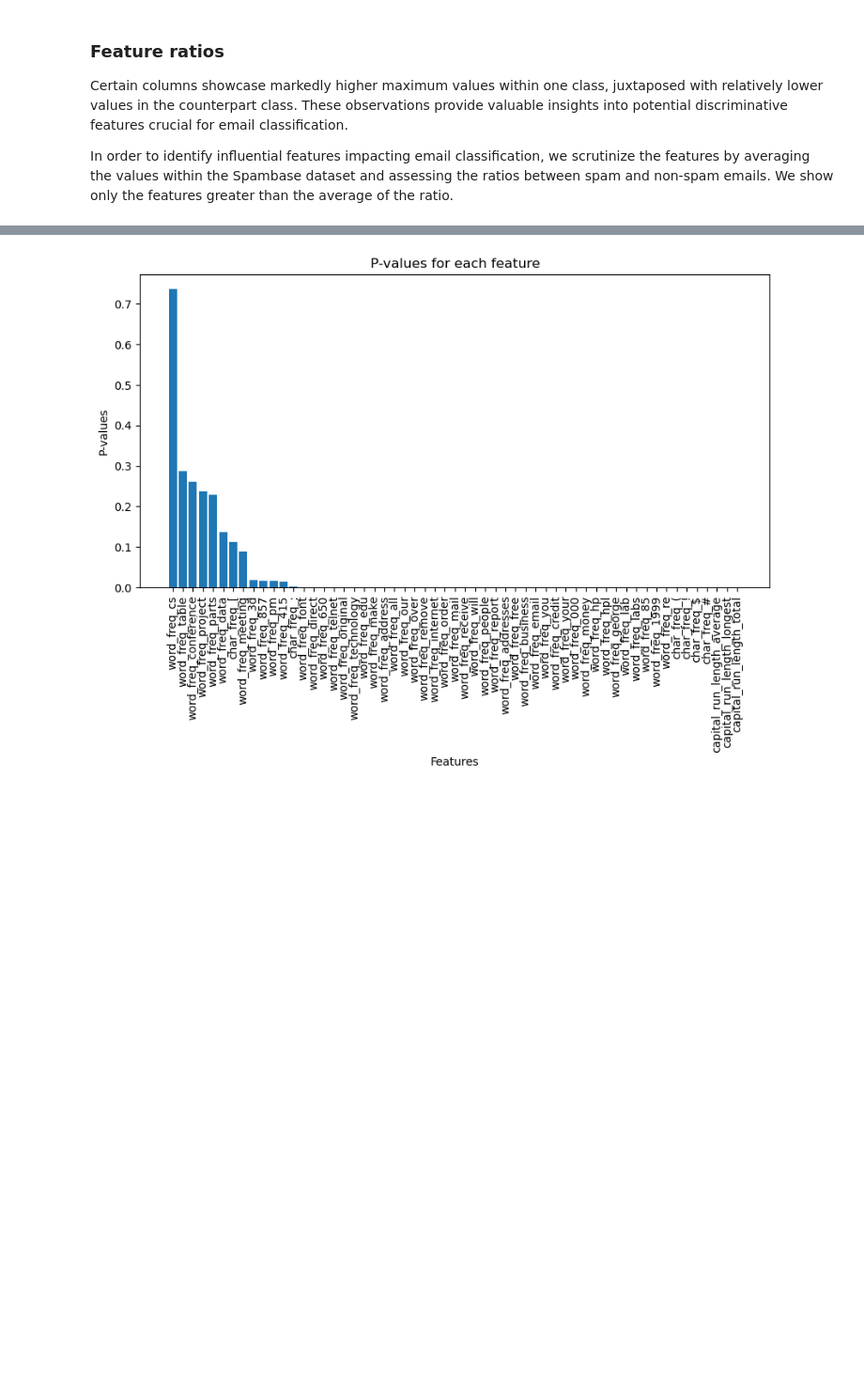
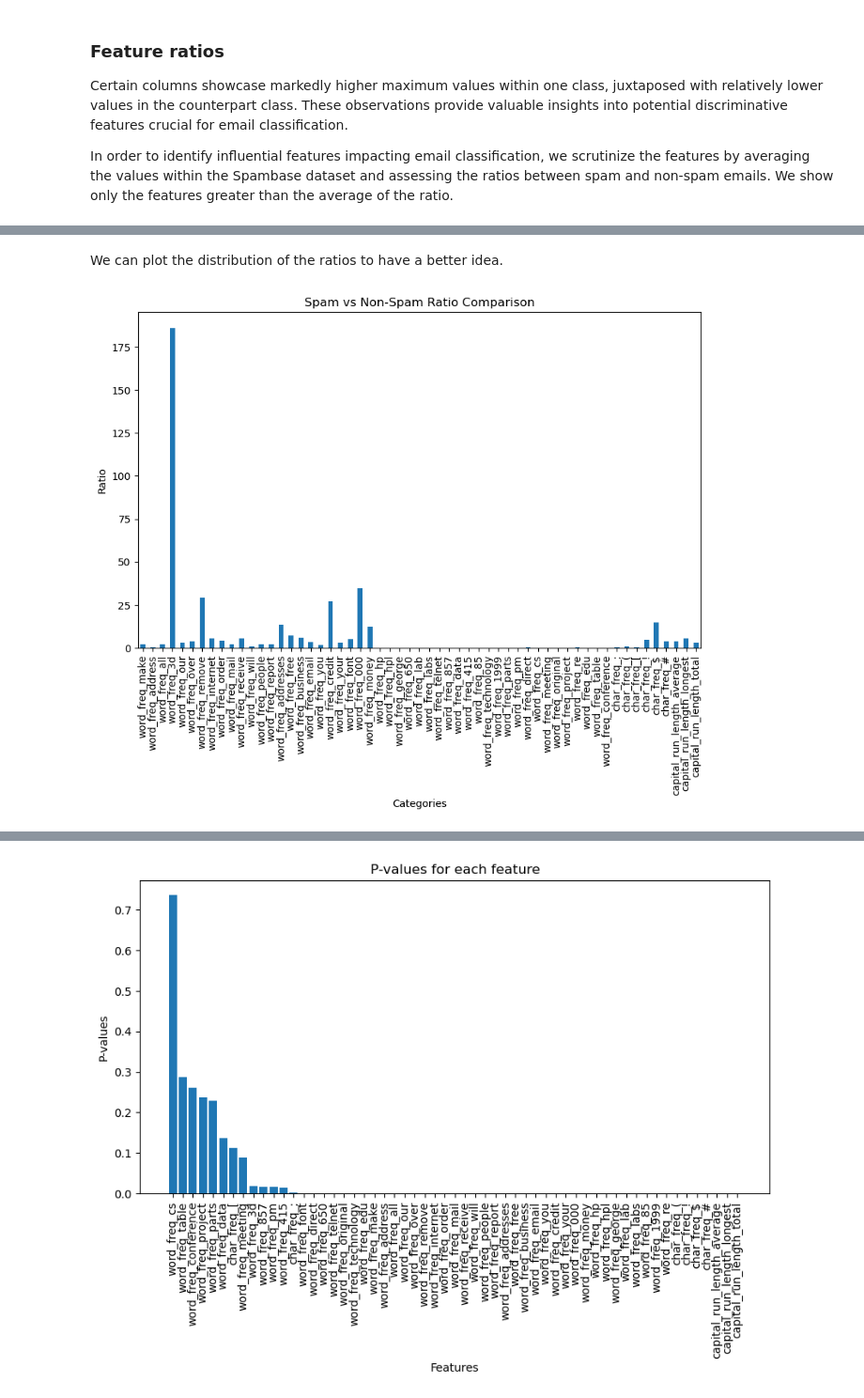
Before and after one commit to rosarioscavo/UCI-Spambase, a Jupyter notebook: uci_spambase.ipynb, the cells around one changed output, grey strips where cells are left out. Shown: that part at 94% size. Cells and saved outputs as stored; diff of their text form; code cells hidden in the pictures; blank space fills up the shorter version.

```diff
--- a/uci_spambase.ipynb
+++ b/uci_spambase.ipynb
@@ -269,0 +255,19 @@ ok
+# %% [markdown]
+We can plot the distribution of the ratios to have a better idea.
+# %%
+import matplotlib.pyplot as plt
+
+# Assuming spam_diff is already defined
+
+# Plotting a bar chart
+spam_diff['Ratio'].plot(kind='bar', figsize=(10, 6))
+
+# Adding labels and title
+plt.xlabel('Categories')
+plt.ylabel('Ratio')
+plt.title('Spam vs Non-Spam Ratio Comparison')
+
+# Displaying the plot
+plt.show()
+# %% [output]
+[figure, added]
```
Also changed, not shown: parts of 16 cells of this notebook.
